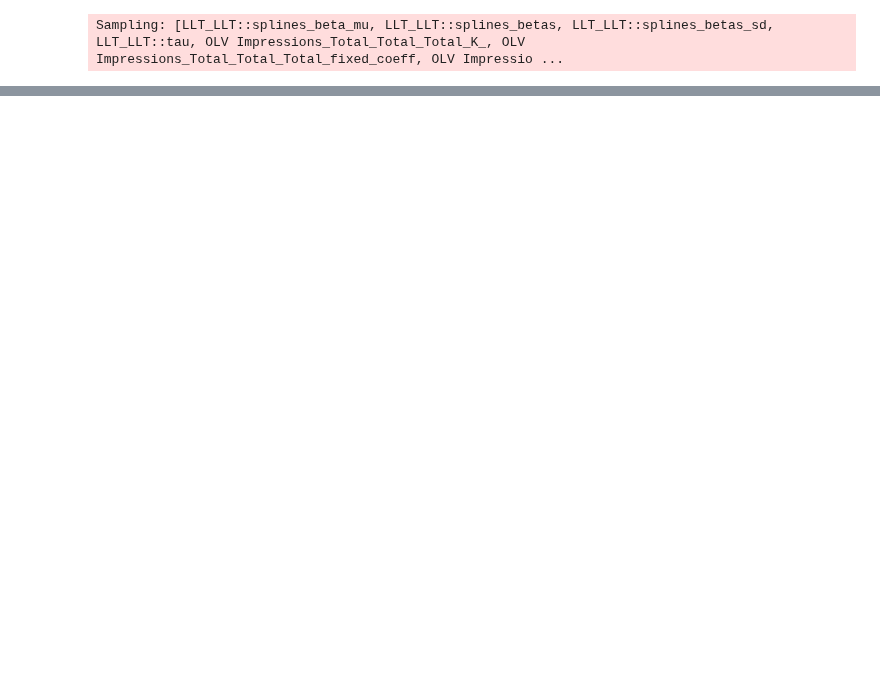
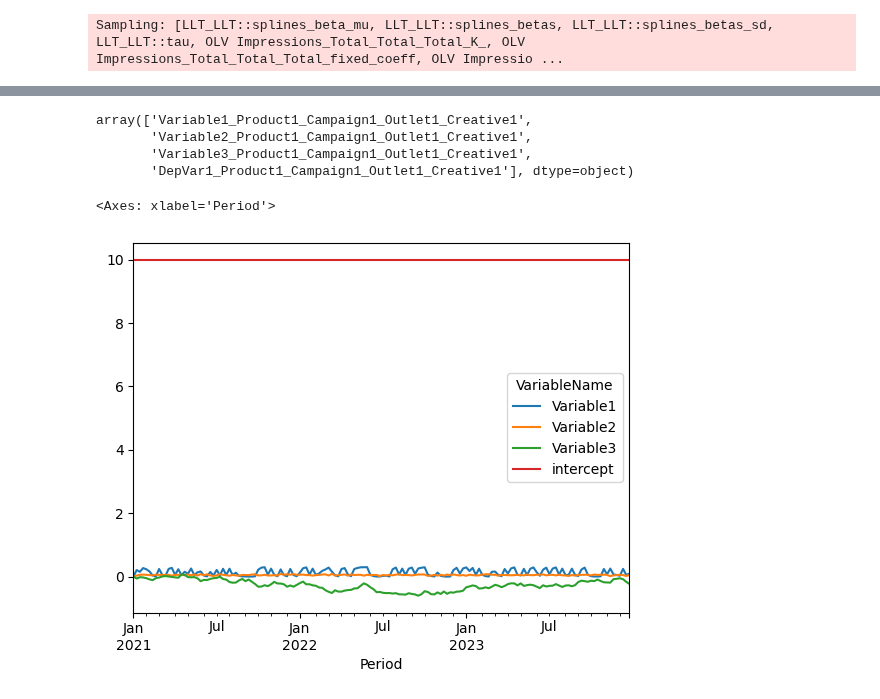
Before and after one commit to redam94/BayesInsight, a Jupyter notebook: experimental/optimizer_final.ipynb, the cells around one changed output, grey strips where cells are left out. Drawn from its saved outputs; the diff is of its cells as text; code cells hidden in the pictures; blank space fills up the shorter version.

```diff
--- a/experimental/optimizer_final.ipynb
+++ b/experimental/optimizer_final.ipynb
@@ -20,0 +49,10 @@ prior.prior_predictive['Unit Sales_Total_Total_Total_likelihood'].median(dim=['c
+# %%
+def merge_var_name(df, var_cols):
+  return df[var_cols].apply(lambda x: '_'.join(["" if str(val)=='nan' else str(val) for val in x]), axis=1).values
+# %%
+merge_var_name(df, ["VariableName", "Product", "Campaign", "Outlet", "Creative"])
+# %% [output]
+array(['Variable1_Product1_Campaign1_Outlet1_Creative1',
+       'Variable2_Product1_Campaign1_Outlet1_Creative1',
+       'Variable3_Product1_Campaign1_Outlet1_Creative1',
+       'DepVar1_Product1_Campaign1_Outlet1_Creative1'], dtype=object)
@@ -20,0 +96,38 @@ prior.prior_predictive['Unit Sales_Total_Total_Total_likelihood'].median(dim=['c
+# %%
+v1 = np.random.lognormal(1, 2, 156)
+v2 = np.random.normal(1, 0.3, 156)
+v3 = np.exp(np.random.normal(0, 0.04, 156).cumsum())
+intercept = np.ones_like(v1)
+date = pd.date_range(start='2021-01-01', periods=156, freq='W-MON')
+varNames = merge_var_name(df, ["VariableName", "Product", "Campaign", "Outlet", "Creative"])
+data_df = pd.DataFrame(
+  {key: d for key, d in zip(varNames[:-1], [v1, v2, v3])} | {'intercept': intercept, "Period": date}
+).set_index('Period')
+data = xr.Dataset.from_dataframe(data_df)
+estimate = [.3, .05, 1.2, np.NaN]
+v1_scurve = saturation(data[varNames[0]], .89, 1e5, 10, data[varNames[0]].max())
+v1_adstock = geometric_adstock(v1_scurve, .8)
+v1_lag = .3*lag(v1_adstock, 1, dim="Period", fill_value=0)
+v2 = .05*lag(data[varNames[1]], 1, dim="Period", fill_value=0)
+v3 = 1.2*np.log(data[varNames[2]])
+contributions = xr.Dataset({
+  varNames[0]: v1_lag,
+  varNames[1]: v2,
+  varNames[2]: v3,
+  "intercept": 10*data["intercept"]
+})
+
+#data[varNames[3]] = np.exp(v1_lag + v2 + v3 + 10*intercept + np.random.normal(0, 0.02, 156))
+#data[varNames[3]].plot()
+# %%
+contribution_mff = contributions.to_dataframe().reset_index().melt(id_vars="Period", var_name="VariableName", value_name="VarCon")
+values_mff = data.to_dataframe().reset_index().melt(id_vars="Period", var_name="VariableName", value_name="VariableValue")
+contribution_data = values_mff.merge(contribution_mff, on=["Period", "VariableName"])
+contribution_data["VariableName"] = contribution_data.VariableName.str.split("_", expand=True)[0]
+contribution_data["Geography"] = "US"
+contribution_data["Product"] = "Product1"
+contribution_data["Campaign"] = "Campaign1"
+contribution_data["Outlet"] = "Outlet1"
+contribution_data["Creative"] = "Creative1"
+contribution_data.loc[contribution_data.VariableName=="intercept", ["Product", "Campaign", "Outlet", "Creative"]] = np.NaN
+contribution_data.to_csv("ModelContributions.csv", index=False)
@@ -20,0 +148,5 @@ prior.prior_predictive['Unit Sales_Total_Total_Total_likelihood'].median(dim=['c
+# %%
+contribution_data.pivot(index="Period", columns="VariableName", values="VarCon").plot()
+# %% [output]
+<Axes: xlabel='Period'>
+[figure, added]
```
Also changed, not shown: parts of 21 cells of this notebook, 1 other file.
